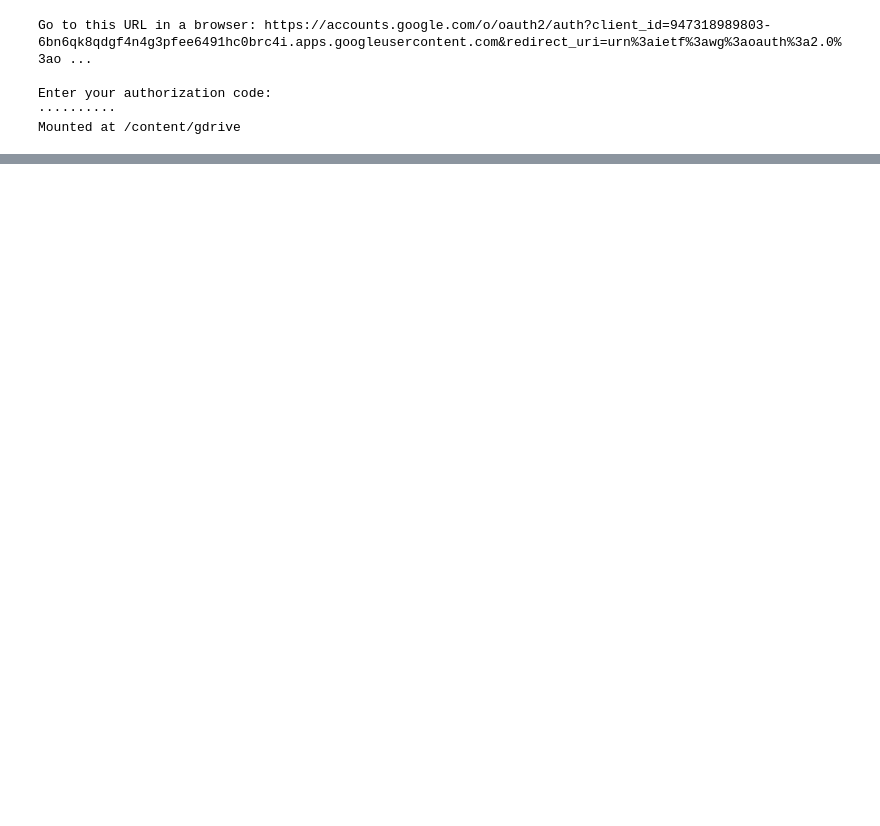
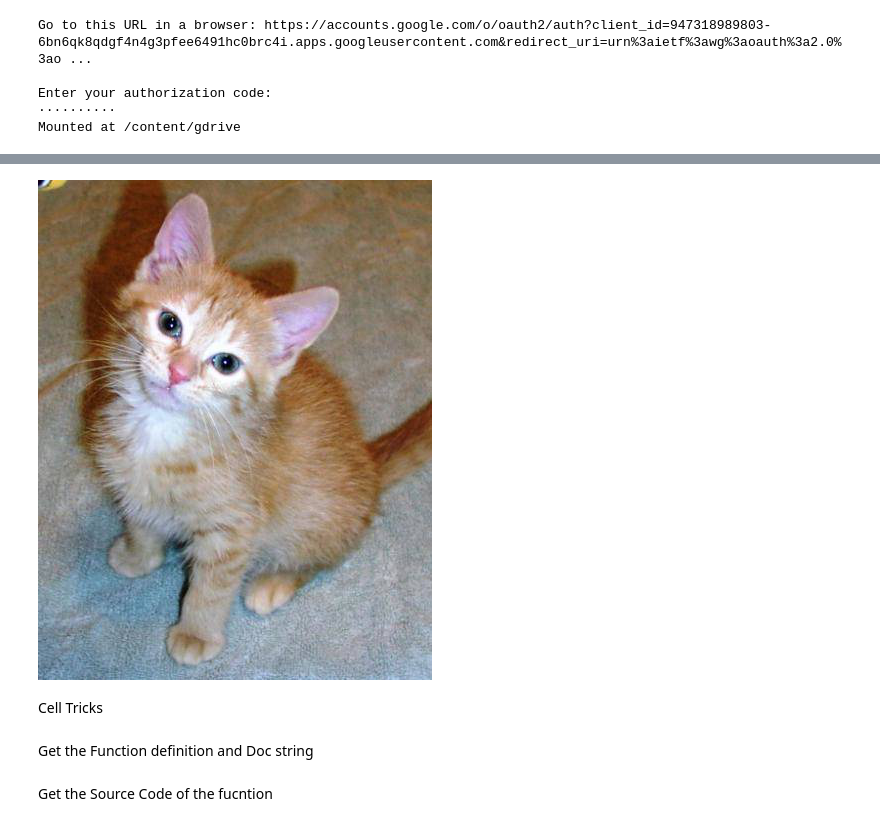
Before and after one commit to akshaya-nagarajan/DeepLearningProjects, a Jupyter notebook: homework_0/testPracticeNotebook.ipynb, the cells around one changed output, grey strips where cells are left out. Cells and saved outputs as stored; diff of their text form; code cells hidden in the pictures; blank space fills up the shorter version.

```diff
--- a/homework_0/testPracticeNotebook.ipynb
+++ b/homework_0/testPracticeNotebook.ipynb
@@ -22,0 +56,7 @@ Mounted at /content/gdrive
+# %%
+path = Path(base_dir + '/data')
+Image.open(path / 'images/cat_example.png', mode='r')
+# %% [output]
+[figure, added]
+# %% [markdown]
+Cell Tricks
@@ -22,0 +66,2 @@ Mounted at /content/gdrive
+# %% [markdown]
+Get the Function definition and Doc string
@@ -22,0 +70,2 @@ Mounted at /content/gdrive
+# %% [markdown]
+Get the Source Code of the fucntion
```
Also changed, not shown: parts of 25 cells of this notebook.
